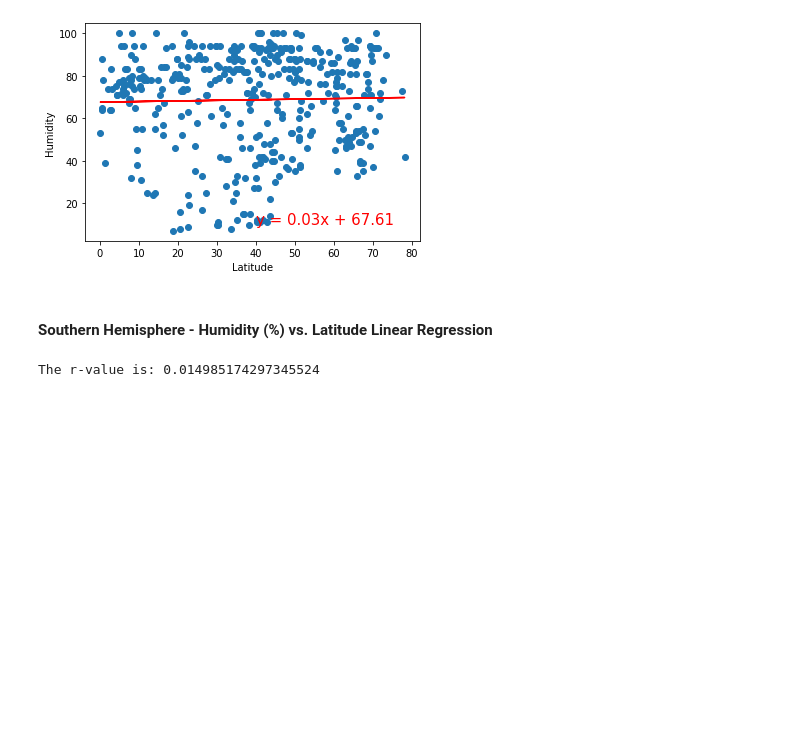
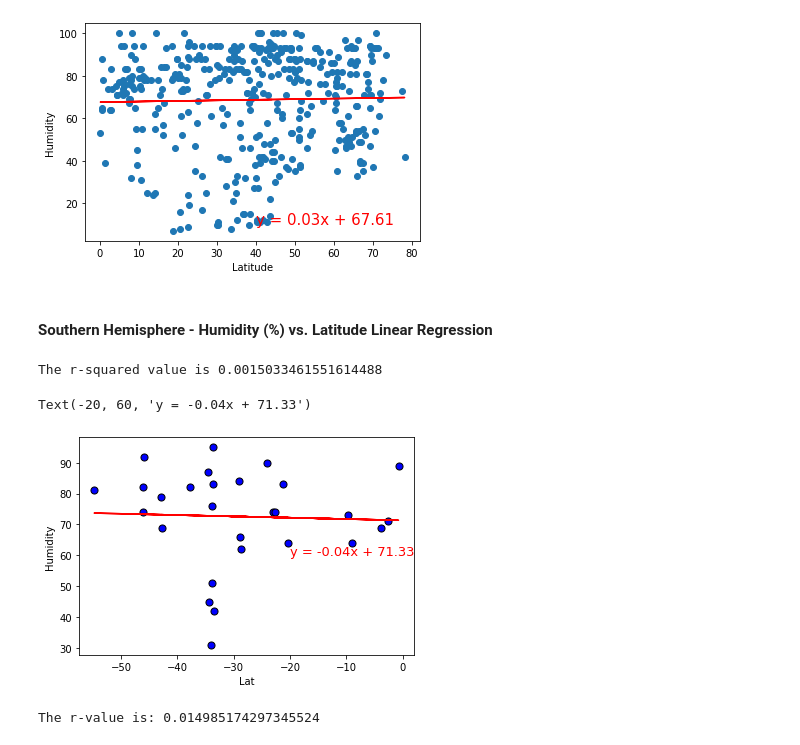
Before and after one commit to cjdance/python-api-challenge, a Jupyter notebook: WeatherPy/WeatherPy-Test.ipynb, the cells around one changed output. Saved outputs shown, nothing was run; the diff lists cells and outputs as text; code cells hidden in the pictures; blank space fills up the shorter version.

```diff
--- a/WeatherPy/WeatherPy-Test.ipynb
+++ b/WeatherPy/WeatherPy-Test.ipynb
@@ -316,6 +367,23 @@ The r-value is: 0.000543987878808455
 [figure]
 # %% [markdown]
 ####  Southern Hemisphere - Humidity (%) vs. Latitude Linear Regression
+# %%
+x_values = south_hemi['Lat']
+y_values = south_hemi['Humidity']
+
+slope, intercept, r, p, se = linregress(x_values, y_values)
+regression_values = x_values * slope + intercept
+line_eq = "y = " + str(round(slope,2)) + "x + " + str(round(intercept,2))
+
+print(f'The r-squared value is {r**2}')
+
+nh_plot = south_hemi.plot(kind = 'scatter', x = 'Lat', y = 'Humidity',color = 'blue', edgecolor = 'black', s = 50)
+plt.plot(x_values, regression_values,'r-')
+plt.annotate(line_eq, (-20,60), fontsize=13, color = 'r')
+# %% [output]
+The r-squared value is 0.0015033461551614488
+Text(-20, 60, 'y = -0.04x + 71.33')
+[figure, added]
 # %%
 # %% [output]
 The r-value is: 0.014985174297345524
```
Also changed, not shown: parts of 7 cells of this notebook.
